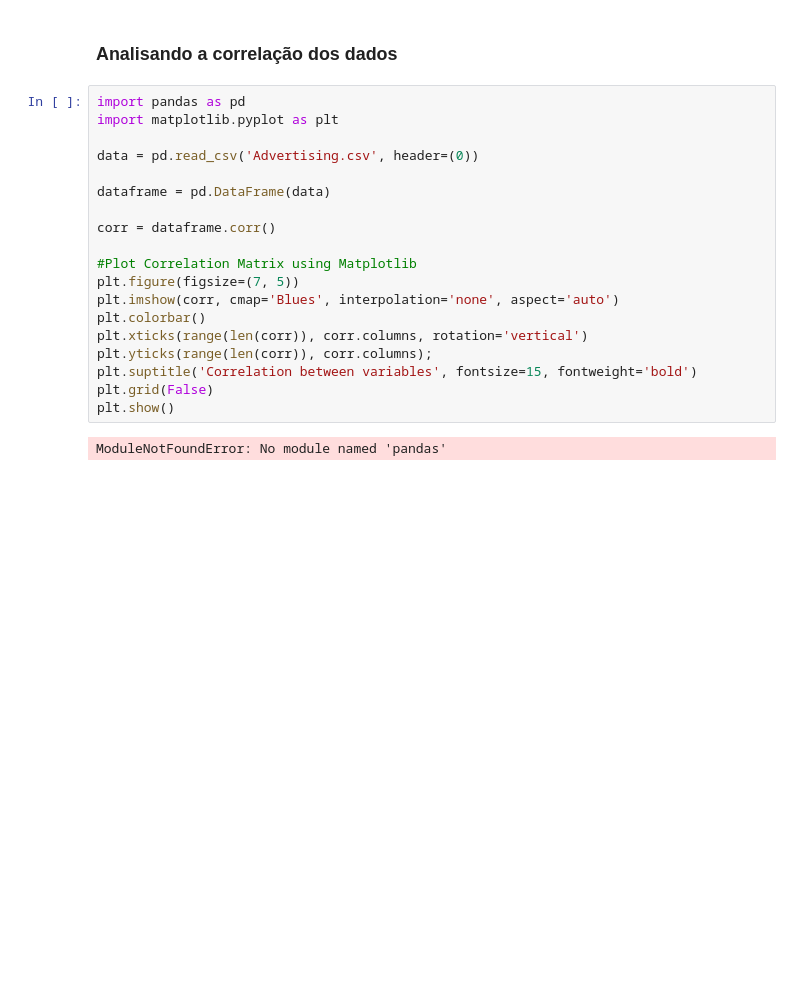
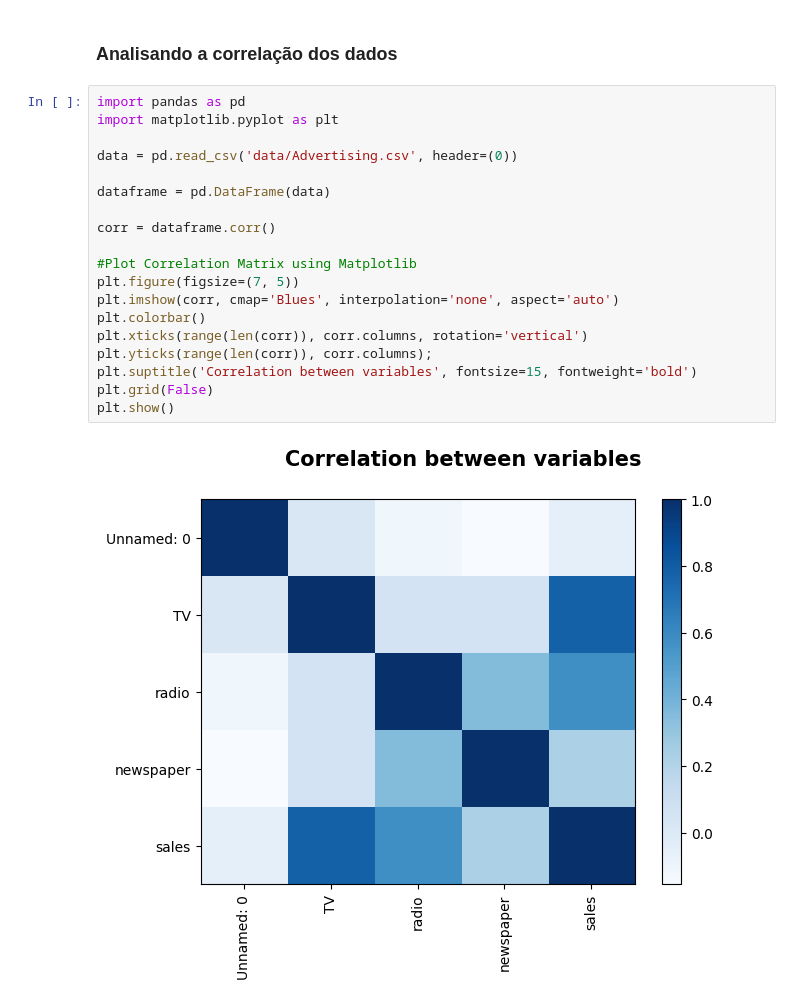
Before and after one commit to AntonioASD/Introdu--o---Ci-ncia-de-Dados, a Jupyter notebook: Exercicio1.ipynb, the cells around one changed output. Drawn from its saved outputs; the diff is of its cells as text; blank space fills up the shorter version.

```diff
--- a/Exercicio1.ipynb
+++ b/Exercicio1.ipynb
@@ -84,21 +121,21 @@ plt.show()
 # %%
 import pandas as pd
 import matplotlib.pyplot as plt
 
-data = pd.read_csv('Advertising.csv', header=(0))
+data = pd.read_csv('data/Advertising.csv', header=(0))
 
 dataframe = pd.DataFrame(data)
 
 corr = dataframe.corr()
 
 #Plot Correlation Matrix using Matplotlib
 plt.figure(figsize=(7, 5))
 plt.imshow(corr, cmap='Blues', interpolation='none', aspect='auto')
 plt.colorbar()
 plt.xticks(range(len(corr)), corr.columns, rotation='vertical')
 plt.yticks(range(len(corr)), corr.columns);
 plt.suptitle('Correlation between variables', fontsize=15, fontweight='bold')
 plt.grid(False)
 plt.show()
 # %% [output]
-ModuleNotFoundError: No module named 'pandas'
+[figure, added]
```
Also changed, not shown: parts of 3 cells of this notebook, 7 other files.
